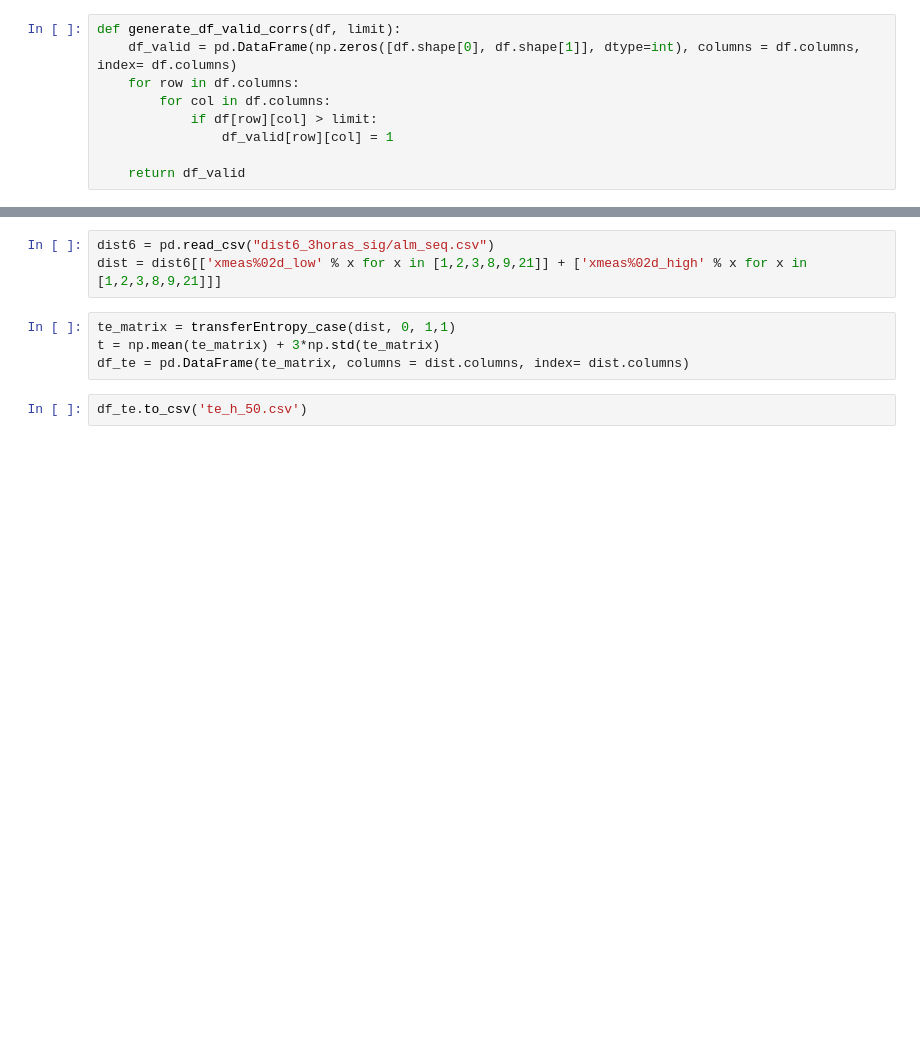
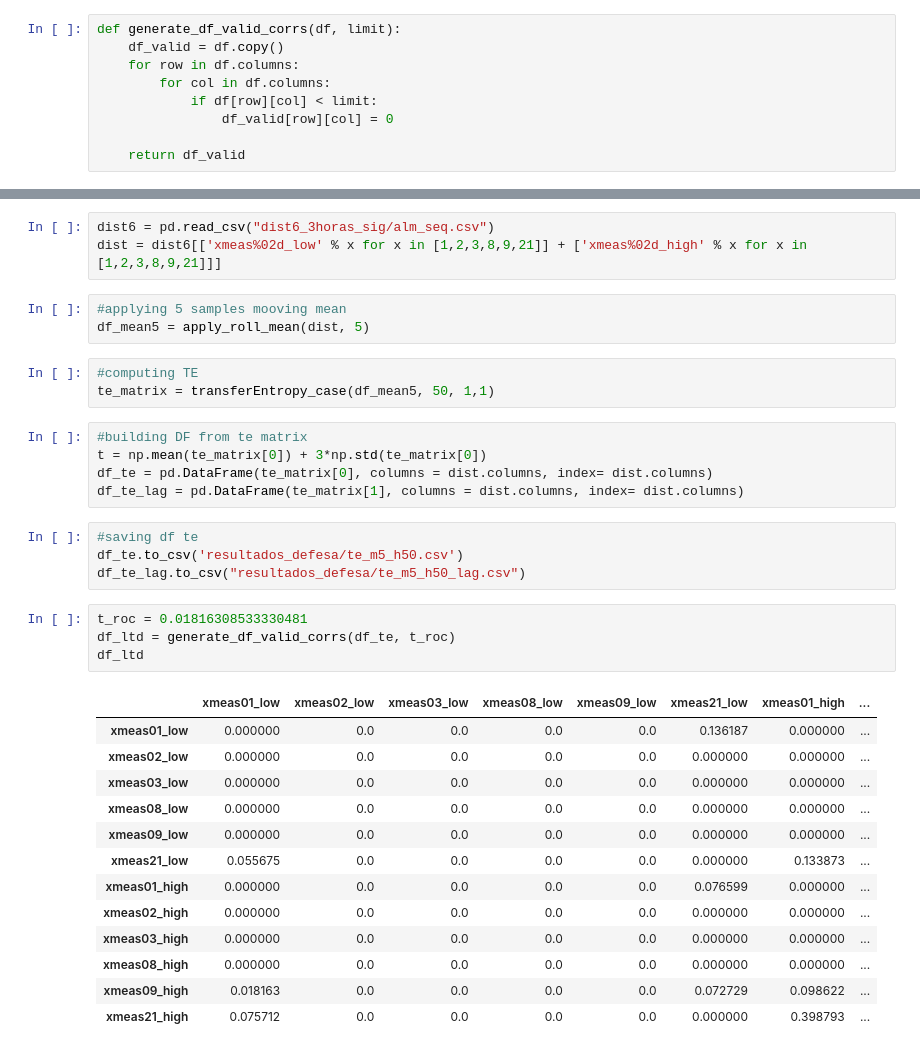
Before and after one commit to ruteee/pesquisa, a Jupyter notebook: TransEntropy_mod.ipynb, the cells around one changed output, grey strips where cells are left out. Drawn from its saved outputs; the diff is of its cells as text; blank space fills up the shorter version.

```diff
--- a/TransEntropy_mod.ipynb
+++ b/TransEntropy_mod.ipynb
@@ -247,9 +270,9 @@ def graph(df, eng = 'dot'):
 # %%
 def generate_df_valid_corrs(df, limit):
-    df_valid = pd.DataFrame(np.zeros([df.shape[0], df.shape[1]], dtype=int), columns = df.columns, index= df.columns)
+    df_valid = df.copy()
     for row in df.columns:
         for col in df.columns:
-            if df[row][col] > limit:
-                df_valid[row][col] = 1
+            if df[row][col] < limit:
+                df_valid[row][col] = 0
 
     return df_valid
@@ -256,9 +314,36 @@ def generate_df_valid_corrs(df, limit):
 # %%
 dist6 = pd.read_csv("dist6_3horas_sig/alm_seq.csv")
 dist = dist6[['xmeas%02d_low' % x for x in [1,2,3,8,9,21]] + ['xmeas%02d_high' % x for x in [1,2,3,8,9,21]]]
+# %%
+#applying 5 samples mooving mean
+df_mean5 = apply_roll_mean(dist, 5)
+# %%
+#computing TE
+te_matrix = transferEntropy_case(df_mean5, 50, 1,1)
 # %%
-te_matrix = transferEntropy_case(dist, 0, 1,1)
-t = np.mean(te_matrix) + 3*np.std(te_matrix)
-df_te = pd.DataFrame(te_matrix, columns = dist.columns, index= dist.columns)
+#building DF from te matrix
+t = np.mean(te_matrix[0]) + 3*np.std(te_matrix[0])
+df_te = pd.DataFrame(te_matrix[0], columns = dist.columns, index= dist.columns)
+df_te_lag = pd.DataFrame(te_matrix[1], columns = dist.columns, index= dist.columns)
-# %%
-df_te.to_csv('te_h_50.csv')
+# %%
+#saving df te
+df_te.to_csv('resultados_defesa/te_m5_h50.csv')
+df_te_lag.to_csv("resultados_defesa/te_m5_h50_lag.csv")
+# %%
+t_roc = 0.01816308533330481
+df_ltd = generate_df_valid_corrs(df_te, t_roc)
+df_ltd
+# %% [output]
+|  | xmeas01_low | xmeas02_low | xmeas03_low | xmeas08_low | xmeas09_low | xmeas21_low | xmeas01_high | ... |
+| xmeas01_low | 0.000000 | 0.0 | 0.0 | 0.0 | 0.0 | 0.136187 | 0.000000 | ... |
+| xmeas02_low | 0.000000 | 0.0 | 0.0 | 0.0 | 0.0 | 0.000000 | 0.000000 | ... |
+| xmeas03_low | 0.000000 | 0.0 | 0.0 | 0.0 | 0.0 | 0.000000 | 0.000000 | ... |
+| xmeas08_low | 0.000000 | 0.0 | 0.0 | 0.0 | 0.0 | 0.000000 | 0.000000 | ... |
+| xmeas09_low | 0.000000 | 0.0 | 0.0 | 0.0 | 0.0 | 0.000000 | 0.000000 | ... |
+| xmeas21_low | 0.055675 | 0.0 | 0.0 | 0.0 | 0.0 | 0.000000 | 0.133873 | ... |
+| xmeas01_high | 0.000000 | 0.0 | 0.0 | 0.0 | 0.0 | 0.076599 | 0.000000 | ... |
+| xmeas02_high | 0.000000 | 0.0 | 0.0 | 0.0 | 0.0 | 0.000000 | 0.000000 | ... |
+| xmeas03_high | 0.000000 | 0.0 | 0.0 | 0.0 | 0.0 | 0.000000 | 0.000000 | ... |
+| xmeas08_high | 0.000000 | 0.0 | 0.0 | 0.0 | 0.0 | 0.000000 | 0.000000 | ... |
+| xmeas09_high | 0.018163 | 0.0 | 0.0 | 0.0 | 0.0 | 0.072729 | 0.098622 | ... |
+| xmeas21_high | 0.075712 | 0.0 | 0.0 | 0.0 | 0.0 | 0.000000 | 0.398793 | ... |
```
Also changed, not shown: parts of 25 cells of this notebook, 24 other files.
